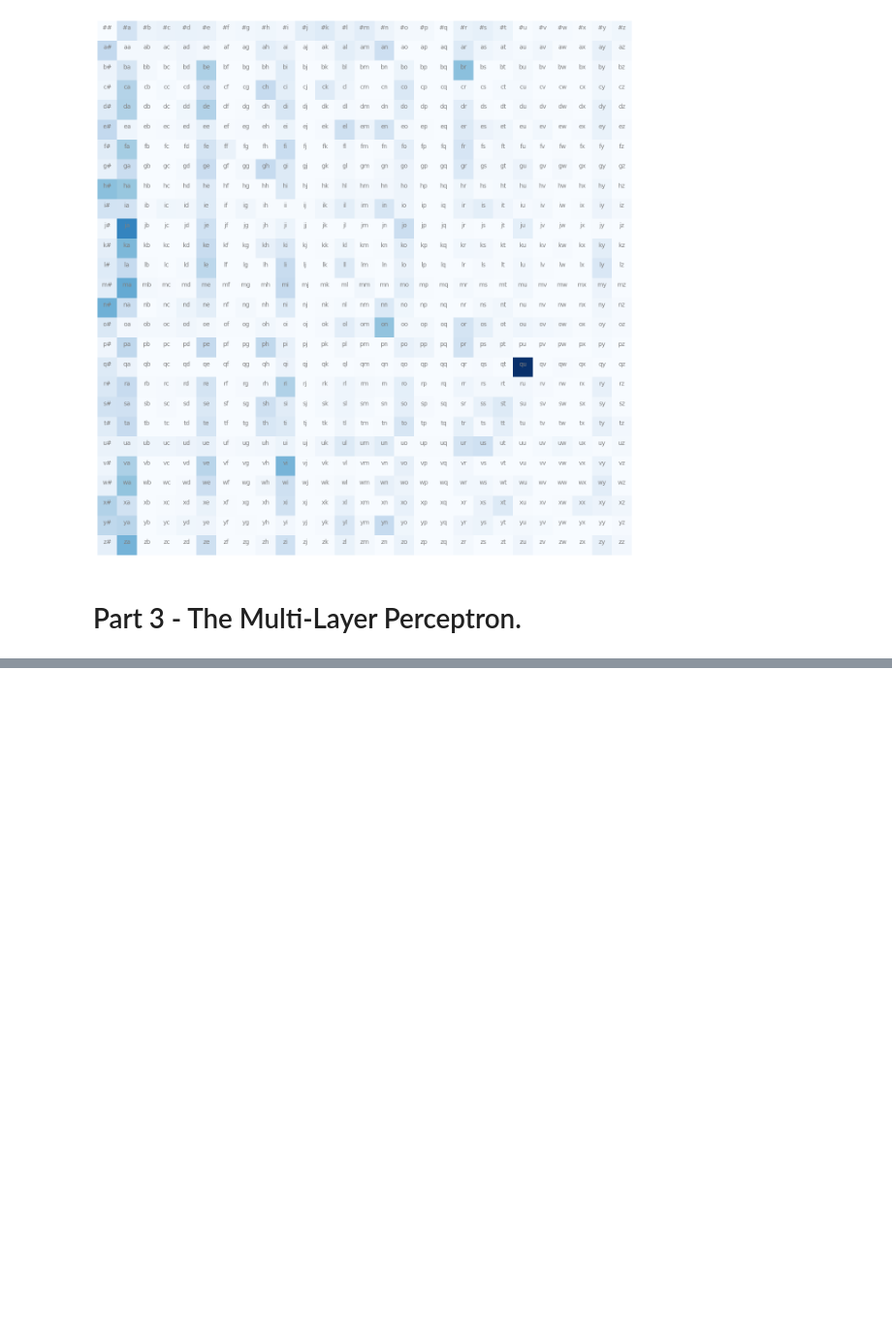
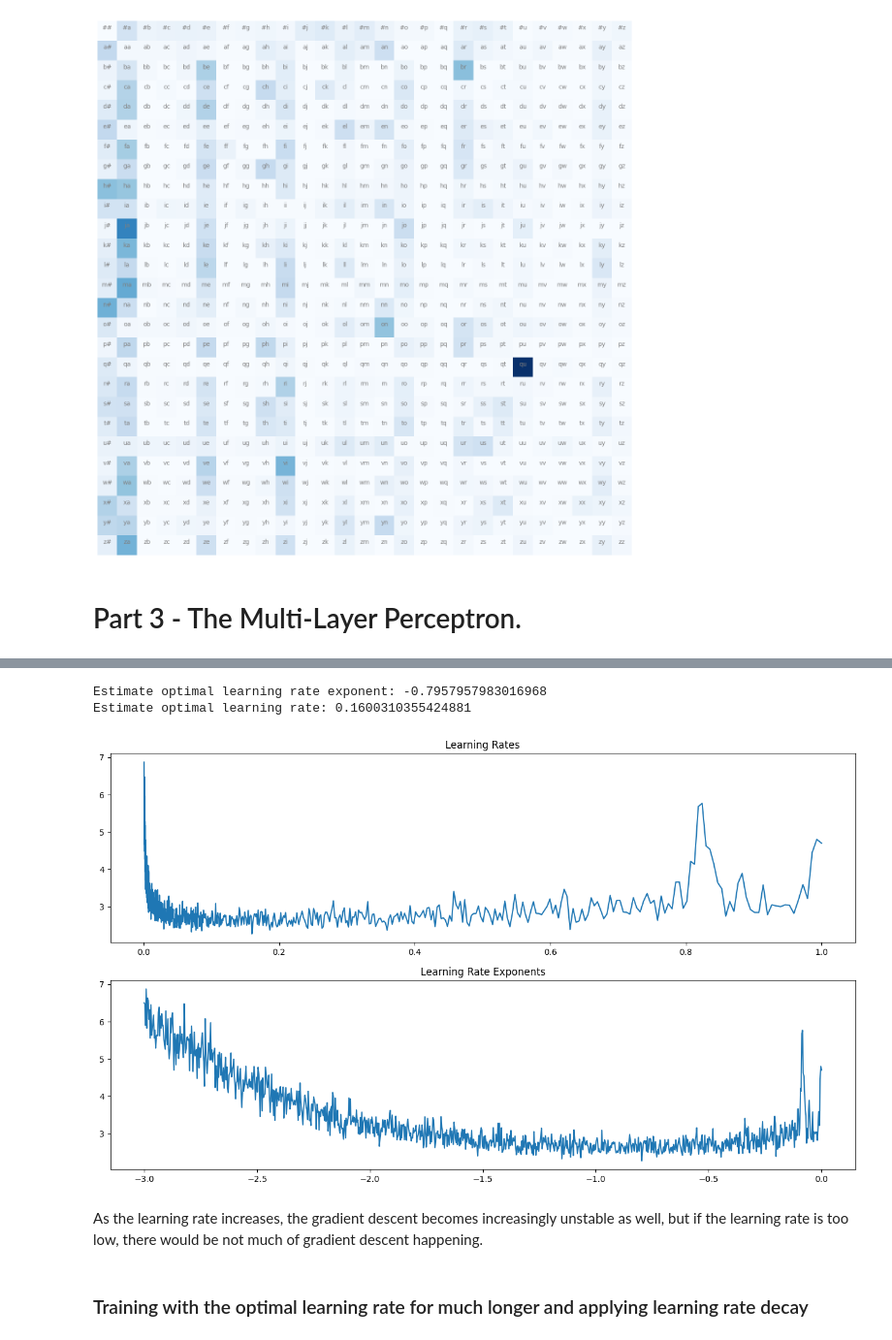
Before and after one commit to spacesick/notebooks, a Jupyter notebook: ai/names.ipynb, the cells around one changed output, grey strips where cells are left out. Shown at 97% size. Saved outputs shown, nothing was run; the diff lists cells and outputs as text; code cells hidden in the pictures; blank space fills up the shorter version.

Commit message:
Note multi-layer perceptron model and training techniques

```diff
--- a/ai/names.ipynb
+++ b/ai/names.ipynb
@@ -426,0 +577,3 @@ plt.axis('off')
+# %%
+loss = -mlp_normalized_counts[t.arange(5), mlp_labels].log().mean()
+loss
@@ -426,0 +713,10 @@ plt.axis('off')
+# %%
+# View the actual loss
+
+emb = lookup[mlp_inputs]
+hidden = t.tanh(emb.view(emb.shape[0], emb.shape[1] * emb.shape[2]) @ weights_hidden * biases_hidden)
+mlp_logits = hidden @ weights_final + biases_final
+
+loss = F.cross_entropy(mlp_logits, mlp_labels)
+
+loss.item()
@@ -426,0 +729,8 @@ plt.axis('off')
+# %%
+# Create an array of learning rate step sizes
+
+# The learning rate exponent
+lre = t.linspace(-3, 0, 1000)
+
+# the learning rates
+lrs = 10 ** lre
@@ -426,0 +788,31 @@ plt.axis('off')
+# %%
+# Visualize the statistics obtained from above
+
+plt.figure(0, figsize=(16, 9))
+
+plt.subplot(2, 1, 1)
+plt.plot(learning_rate_hist, loss_hist)
+plt.title('Learning Rates')
+
+plt.subplot(2, 1, 2)
+plt.plot(learning_rate_exp_hist, loss_hist)
+plt.title('Learning Rate Exponents')
+
+# The minimum point along the y-axis is the estimate optimal learning rate.
+optimal = 100
+min_loss = 100
+for i, l in zip(learning_rate_exp_hist, loss_hist):
+    if min_loss > l:
+        min_loss = l
+        optimal = i
+
+print(f'Estimate optimal learning rate exponent: {optimal}')
+print(f'Estimate optimal learning rate: {10 ** optimal}')
+# %% [output]
+Estimate optimal learning rate exponent: -0.7957957983016968
+Estimate optimal learning rate: 0.1600310355424881
+[figure, added]
+# %% [markdown]
+As the learning rate increases, the gradient descent becomes increasingly unstable as well, but if the learning rate is too low, there would be not much of gradient descent happening.
+# %% [markdown]
+### Training with the optimal learning rate for much longer and applying learning rate decay
```
Also changed, not shown: parts of 38 cells of this notebook.
